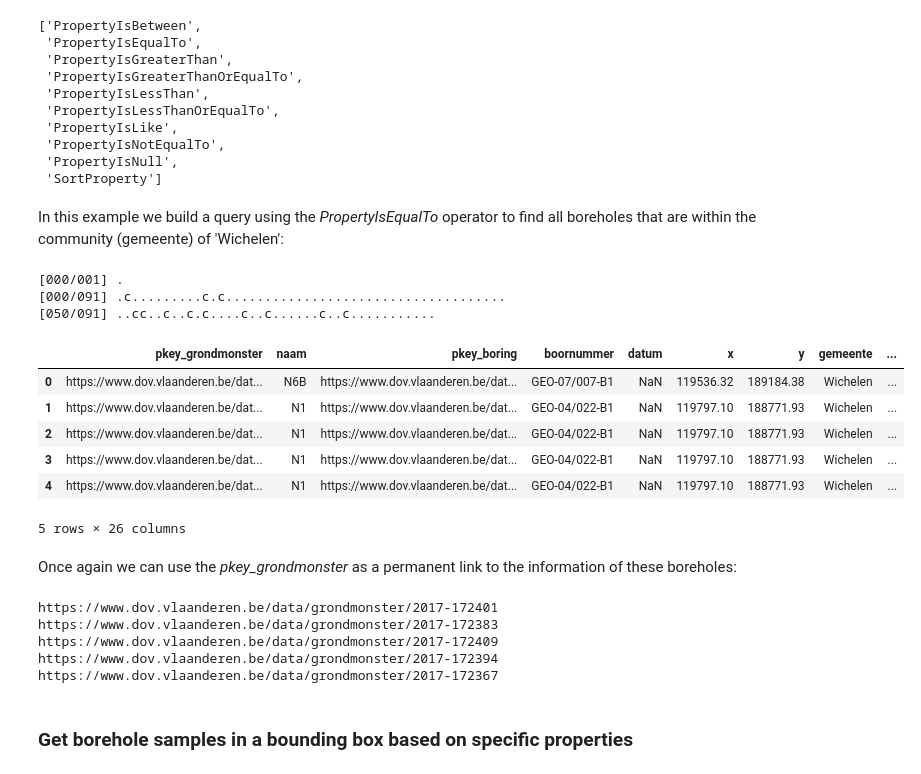
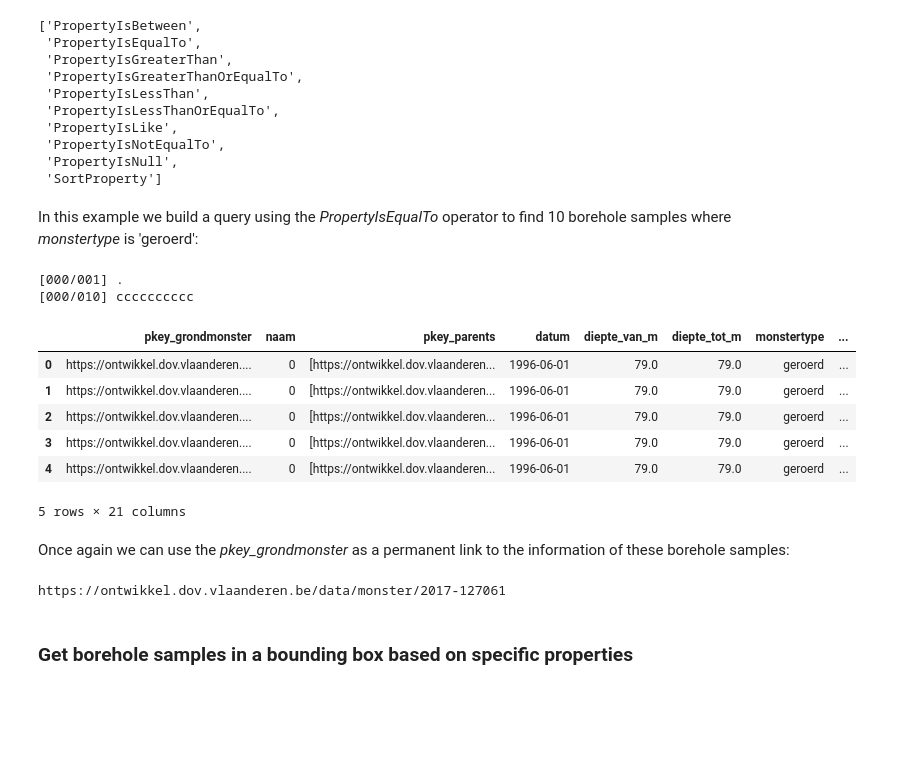
Before and after one commit to DOV-Vlaanderen/pydov, a Jupyter notebook: docs/notebooks/search_grondmonsters.ipynb, the cells around one changed output. Saved outputs shown, nothing was run; the diff lists cells and outputs as text; code cells hidden in the pictures; blank space fills up the shorter version.

```diff
--- a/docs/notebooks/search_grondmonsters.ipynb
+++ b/docs/notebooks/search_grondmonsters.ipynb
@@ -132,37 +128,32 @@ A list of possible operators can be found below:
  'PropertyIsNull',
  'SortProperty']
 # %% [markdown]
-In this example we build a query using the *PropertyIsEqualTo* operator to find all boreholes that are within the community (gemeente) of 'Wichelen':
+In this example we build a query using the *PropertyIsEqualTo* operator to find 10 borehole samples where *monstertype* is 'geroerd':
 # %%
 from owslib.fes2 import PropertyIsEqualTo
 
-query = PropertyIsEqualTo(propertyname='gemeente',
-                          literal='Wichelen')
-df = grondmonster.search(query=query)
+query = PropertyIsEqualTo(propertyname='monstertype',
+                          literal='geroerd')
+df = grondmonster.search(query=query, max_features=10)
 
 df.head()
 # %% [output]
 [000/001] .
-[000/091] .c.........c.c....................................
-[050/091] ..cc..c..c.c....c..c......c..c...........
+[000/010] cccccccccc
-|  | pkey_grondmonster | naam | pkey_boring | boornummer | datum | x | y | gemeente | ... |
-| 0 | https://www.dov.vlaanderen.be/dat... | N6B | https://www.dov.vlaanderen.be/dat... | GEO-07/007-B1 | NaN | 119536.32 | 189184.38 | Wichelen | ... |
-| 1 | https://www.dov.vlaanderen.be/dat... | N1 | https://www.dov.vlaanderen.be/dat... | GEO-04/022-B1 | NaN | 119797.10 | 188771.93 | Wichelen | ... |
-| 2 | https://www.dov.vlaanderen.be/dat... | N1 | https://www.dov.vlaanderen.be/dat... | GEO-04/022-B1 | NaN | 119797.10 | 188771.93 | Wichelen | ... |
-| 3 | https://www.dov.vlaanderen.be/dat... | N1 | https://www.dov.vlaanderen.be/dat... | GEO-04/022-B1 | NaN | 119797.10 | 188771.93 | Wichelen | ... |
-| 4 | https://www.dov.vlaanderen.be/dat... | N1 | https://www.dov.vlaanderen.be/dat... | GEO-04/022-B1 | NaN | 119797.10 | 188771.93 | Wichelen | ... |
+|  | pkey_grondmonster | naam | pkey_parents | datum | diepte_van_m | diepte_tot_m | monstertype | ... |
+| 0 | https://ontwikkel.dov.vlaanderen.... | 0 | [https://ontwikkel.dov.vlaanderen... | 1996-06-01 | 79.0 | 79.0 | geroerd | ... |
+| 1 | https://ontwikkel.dov.vlaanderen.... | 0 | [https://ontwikkel.dov.vlaanderen... | 1996-06-01 | 79.0 | 79.0 | geroerd | ... |
+| 2 | https://ontwikkel.dov.vlaanderen.... | 0 | [https://ontwikkel.dov.vlaanderen... | 1996-06-01 | 79.0 | 79.0 | geroerd | ... |
+| 3 | https://ontwikkel.dov.vlaanderen.... | 0 | [https://ontwikkel.dov.vlaanderen... | 1996-06-01 | 79.0 | 79.0 | geroerd | ... |
+| 4 | https://ontwikkel.dov.vlaanderen.... | 0 | [https://ontwikkel.dov.vlaanderen... | 1996-06-01 | 79.0 | 79.0 | geroerd | ... |
-5 rows × 26 columns
+5 rows × 21 columns
 # %% [markdown]
-Once again we can use the *pkey_grondmonster* as a permanent link to the information of these boreholes:
+Once again we can use the *pkey_grondmonster* as a permanent link to the information of these borehole samples:
 # %%
-for pkey_grondmonster in set(df.loc[df.boornummer == 'GEO-04/022-B4'].pkey_grondmonster):
+for pkey_grondmonster in set(df.head().pkey_grondmonster):
     print(pkey_grondmonster)
 # %% [output]
-https://www.dov.vlaanderen.be/data/grondmonster/2017-172401
-https://www.dov.vlaanderen.be/data/grondmonster/2017-172383
-https://www.dov.vlaanderen.be/data/grondmonster/2017-172409
-https://www.dov.vlaanderen.be/data/grondmonster/2017-172394
-https://www.dov.vlaanderen.be/data/grondmonster/2017-172367
+https://ontwikkel.dov.vlaanderen.be/data/monster/2017-127061
 # %% [markdown]
 ### Get borehole samples in a bounding box based on specific properties
 # %% [markdown]
```
Also changed, not shown: parts of 22 cells of this notebook, 1 other file.
